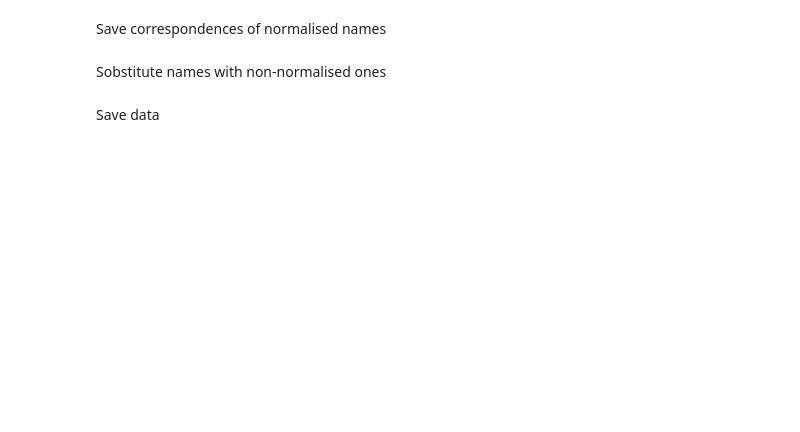
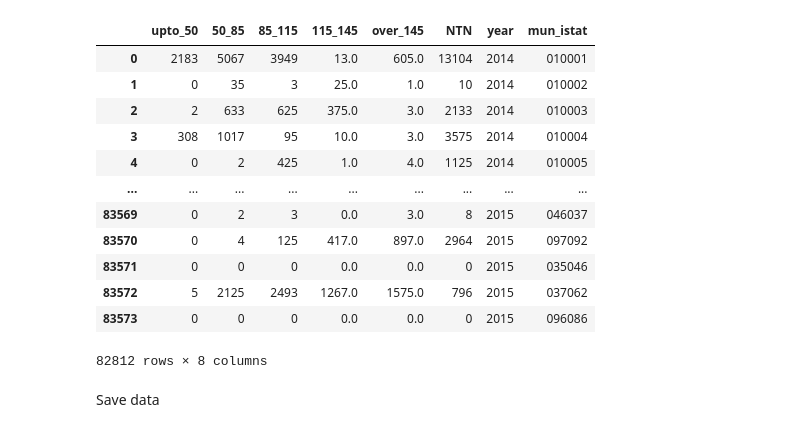
Before and after one commit to FrancescoCorti/omi-visualisation, a Jupyter notebook: 1_clean_omi_ntn.ipynb, the cells around one changed output. Cells and saved outputs as stored; diff of their text form; code cells hidden in the pictures; blank space fills up the shorter version.

```diff
--- a/1_clean_omi_ntn.ipynb
+++ b/1_clean_omi_ntn.ipynb
@@ -289,2 +31,0 @@ all_df['type'] = all_df['type'].replace({
-# %% [markdown]
-Save correspondences of normalised names
@@ -301,2 +31,0 @@ names_df.to_csv('datasets/names_corr.csv', index = False)
-# %% [markdown]
-Sobstitute names with non-normalised ones
@@ -314,3 +32,30 @@ df_final = pd.merge(all_df, corr_df, on = 'mun_istat', how = 'left')
+# %%
+# Merge with ISTAT codes
+df_ntn_istat = pd.merge(df_ntn, df_istat[['land_code', 'mun_istat']], on = 'land_code', how = 'left')
+
+# Drop land_code column
+df_ntn_istat = df_ntn_istat.drop(columns = ['land_code'])
+
+# Drop rows with missing values
+df_ntn_istat = df_ntn_istat.dropna()
+
+# Normalize ISTAT codes
+df_ntn_istat['mun_istat'] = df_ntn_istat['mun_istat'].astype(int)
+add_zeroes(df_ntn_istat, ['mun_istat'], 6)
+# %% [output]
+|  | upto_50 | 50_85 | 85_115 | 115_145 | over_145 | NTN | year | mun_istat |
+| 0 | 2183 | 5067 | 3949 | 13.0 | 605.0 | 13104 | 2014 | 010001 |
+| 1 | 0 | 35 | 3 | 25.0 | 1.0 | 10 | 2014 | 010002 |
+| 2 | 2 | 633 | 625 | 375.0 | 3.0 | 2133 | 2014 | 010003 |
+| 3 | 308 | 1017 | 95 | 10.0 | 3.0 | 3575 | 2014 | 010004 |
+| 4 | 0 | 2 | 425 | 1.0 | 4.0 | 1125 | 2014 | 010005 |
+| ... | ... | ... | ... | ... | ... | ... | ... | ... |
+| 83569 | 0 | 2 | 3 | 0.0 | 3.0 | 8 | 2015 | 046037 |
+| 83570 | 0 | 4 | 125 | 417.0 | 897.0 | 2964 | 2015 | 097092 |
+| 83571 | 0 | 0 | 0 | 0.0 | 0.0 | 0 | 2015 | 035046 |
+| 83572 | 5 | 2125 | 2493 | 1267.0 | 1575.0 | 796 | 2015 | 037062 |
+| 83573 | 0 | 0 | 0 | 0.0 | 0.0 | 0 | 2015 | 096086 |
+82812 rows × 8 columns
 # %% [markdown]
 Save data
 # %%
```
Also changed, not shown: parts of 38 cells of this notebook, 15 other files.
